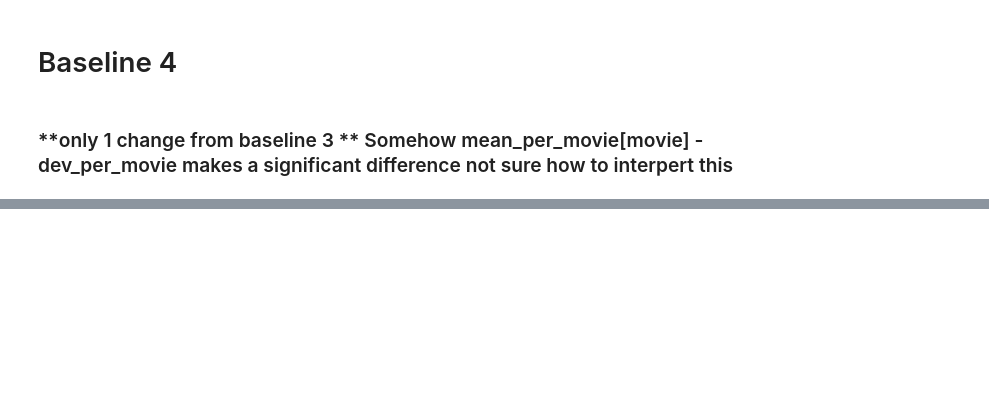
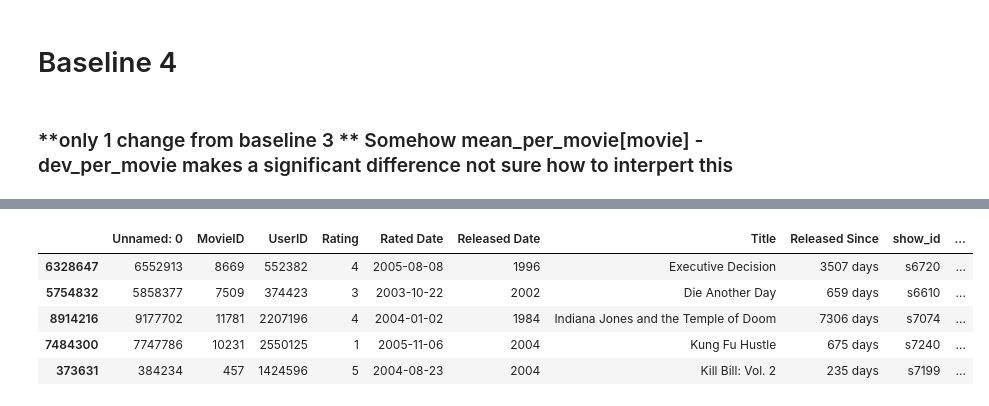
Before and after one commit to KaiMJ/netflix-recommendation, a Jupyter notebook: new_data_eda_and_baselines.ipynb, the cells around one changed output, grey strips where cells are left out. Saved outputs shown, nothing was run; the diff lists cells and outputs as text; code cells hidden in the pictures; blank space fills up the shorter version.

```diff
--- a/new_data_eda_and_baselines.ipynb
+++ b/new_data_eda_and_baselines.ipynb
@@ -442,0 +509,9 @@ User similarity (tresh = 0.0) baseline MSE:0.05960223736677634
+# %%
+X_train.head()
+# %% [output]
+|  | Unnamed: 0 | MovieID | UserID | Rating | Rated Date | Released Date | Title | Released Since | show_id | ... |
+| 6328647 | 6552913 | 8669 | 552382 | 4 | 2005-08-08 | 1996 | Executive Decision | 3507 days | s6720 | ... |
+| 5754832 | 5858377 | 7509 | 374423 | 3 | 2003-10-22 | 2002 | Die Another Day | 659 days | s6610 | ... |
+| 8914216 | 9177702 | 11781 | 2207196 | 4 | 2004-01-02 | 1984 | Indiana Jones and the Temple of Doom | 7306 days | s7074 | ... |
+| 7484300 | 7747786 | 10231 | 2550125 | 1 | 2005-11-06 | 2004 | Kung Fu Hustle | 675 days | s7240 | ... |
+| 373631 | 384234 | 457 | 1424596 | 5 | 2004-08-23 | 2004 | Kill Bill: Vol. 2 | 235 days | s7199 | ... |
```
Also changed, not shown: parts of 39 cells of this notebook, 3 other files.
